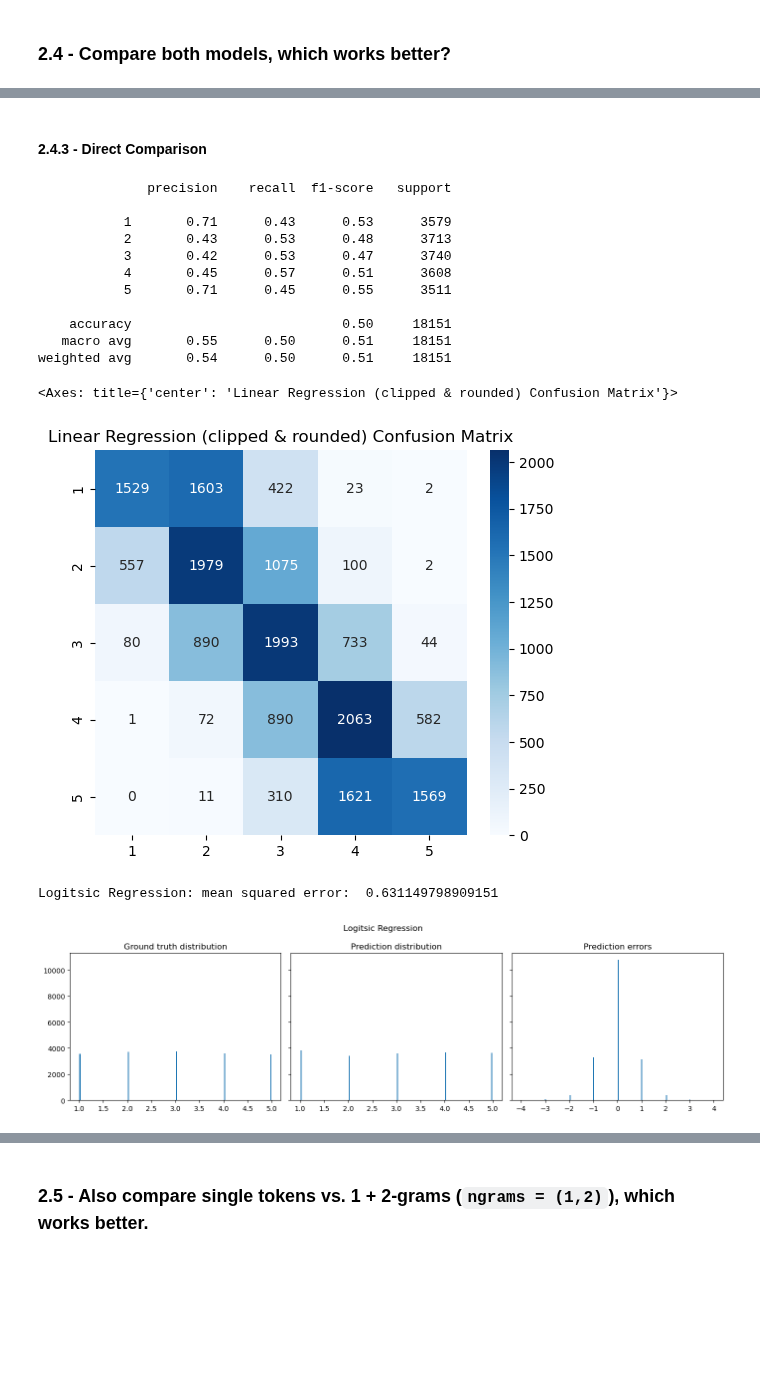
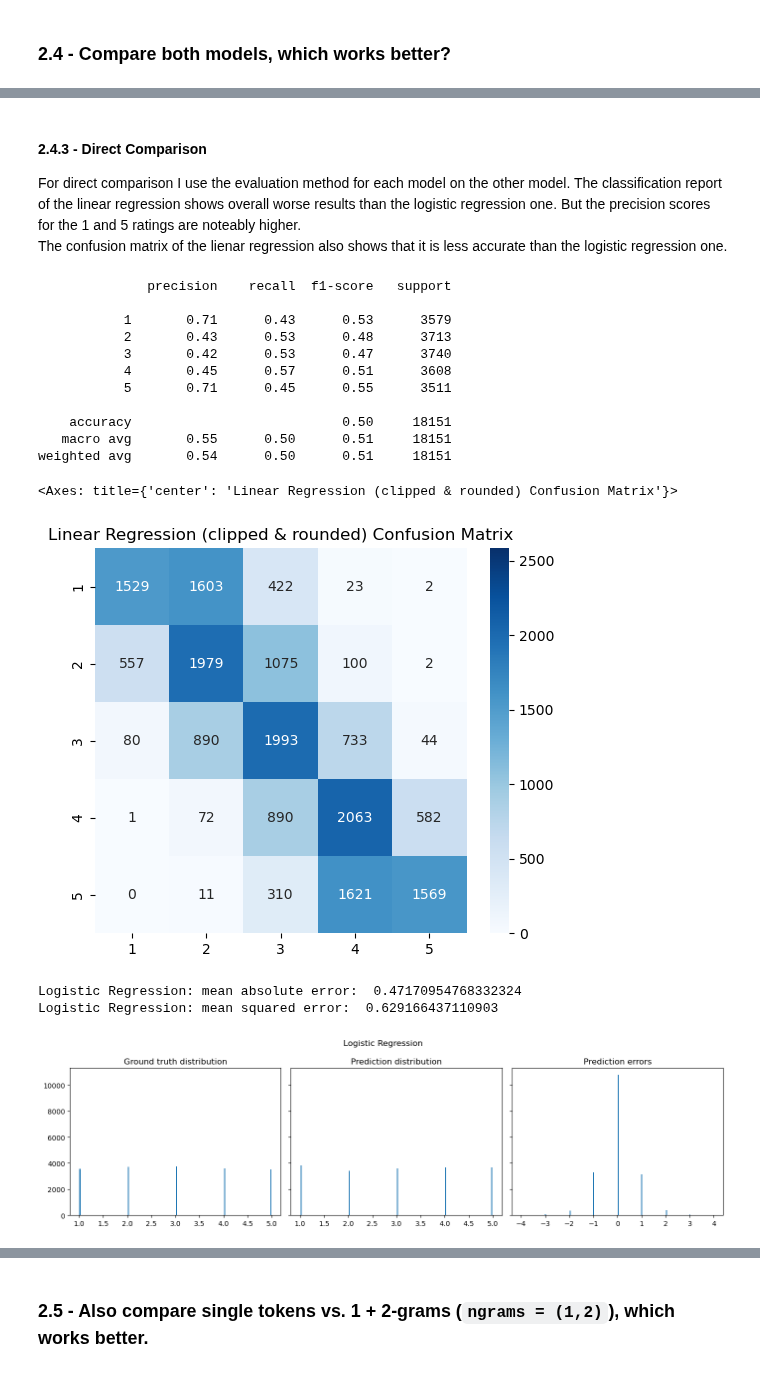
Before and after one commit to Knerten0815/data_science_course, a Jupyter notebook: notebooks/portfolio 3/data_science_MMI_portfolio_03_sentiment_analysis_template.ipynb, the cells around one changed output, grey strips where cells are left out. Cells and saved outputs as stored; diff of their text form; code cells hidden in the pictures; blank space fills up the shorter version.

```diff
--- a/notebooks/portfolio 3/data_science_MMI_portfolio_03_sentiment_analysis_template.ipynb
+++ b/notebooks/portfolio 3/data_science_MMI_portfolio_03_sentiment_analysis_template.ipynb
@@ -422,35 +501,41 @@ weighted avg       0.59      0.59      0.59     18151
 # %% [markdown]
 #### 2.4.3 - Direct Comparison
+
+For direct comparison I use the evaluation method for each model on the other model. The classification report of the linear regression shows overall worse results than the logistic regression one. But the precision scores for the 1 and 5 ratings are noteably higher.
+The confusion matrix of the lienar regression also shows that it is less accurate than the logistic regression one.
 # %%
 from sklearn.metrics import confusion_matrix, classification_report
 
 print(classification_report(y_test, linear_pred_clipped_and_rounded))
 
 fig, ax = plt.subplots(figsize=(6, 5), dpi=100)
 ax.set_title("Linear Regression (clipped & rounded) Confusion Matrix")
 sb.heatmap(confusion_matrix(y_test, linear_pred_clipped_and_rounded),
            annot=True, cmap='Blues', fmt="g",
            xticklabels=logistic_regression.classes_,
-           yticklabels=logistic_regression.classes_)
+           yticklabels=logistic_regression.classes_,
+           vmin=0, vmax=2585)
 # %% [output]
               precision    recall  f1-score   support
 
            1       0.71      0.43      0.53      3579
            2       0.43      0.53      0.48      3713
            3       0.42      0.53      0.47      3740
            4       0.45      0.57      0.51      3608
            5       0.71      0.45      0.55      3511
 
     accuracy                           0.50     18151
    macro avg       0.55      0.50      0.51     18151
 weighted avg       0.54      0.50      0.51     18151
 <Axes: title={'center': 'Linear Regression (clipped & rounded) Confusion Matrix'}>
-[figure, old version]
+[figure, new version]
 # %%
-print("Logitsic Regression: mean squared error: ", mean_squared_error(y_test, logistic_pred))
-plot_ditribution_and_errors(y_test, logistic_pred, "Logitsic Regression")
+print("Logistic Regression: mean absolute error: ", mean_absolute_error(y_test, logistic_pred))
+print("Logistic Regression: mean squared error: ", mean_squared_error(y_test, logistic_pred))
+plot_ditribution_and_errors(y_test, logistic_pred, "Logistic Regression")
 # %% [output]
-Logitsic Regression: mean squared error:  0.631149798909151
+Logistic Regression: mean absolute error:  0.47170954768332324
+Logistic Regression: mean squared error:  0.629166437110903
 [figure]
 # %%
 print("mean squared error: ")
```
Also changed, not shown: parts of 49 cells of this notebook.
